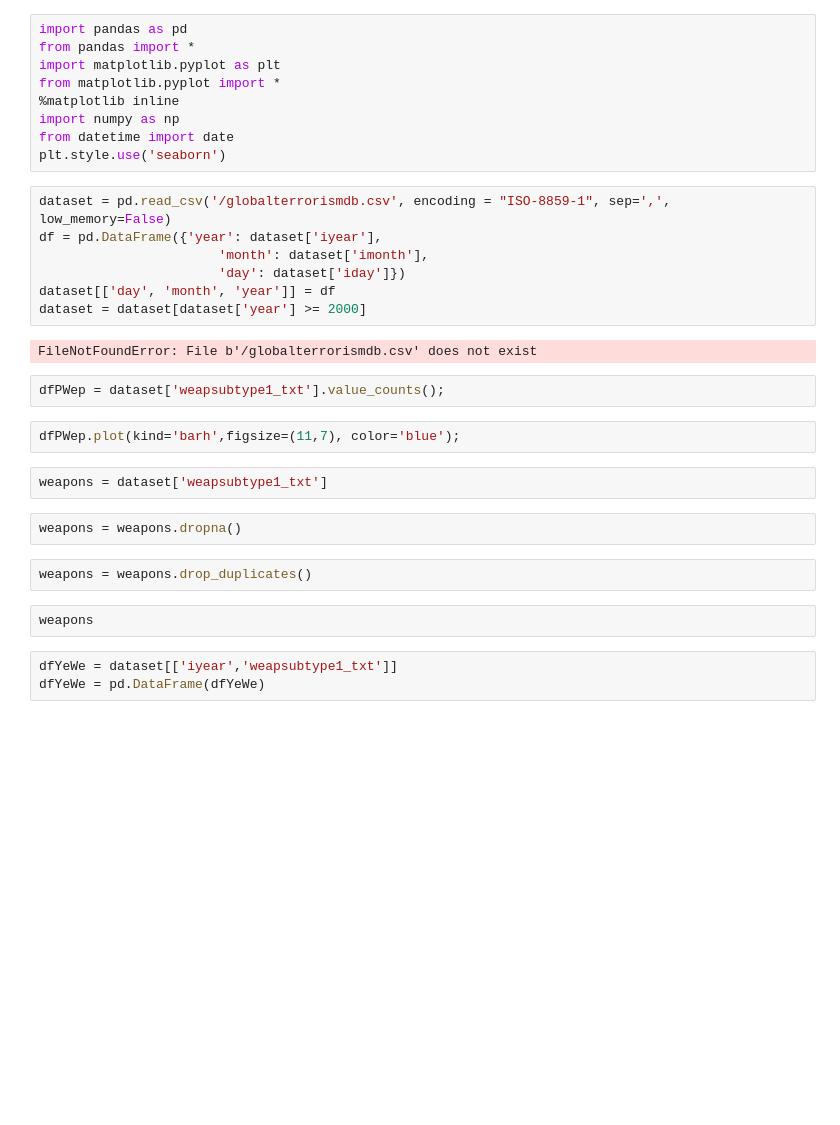
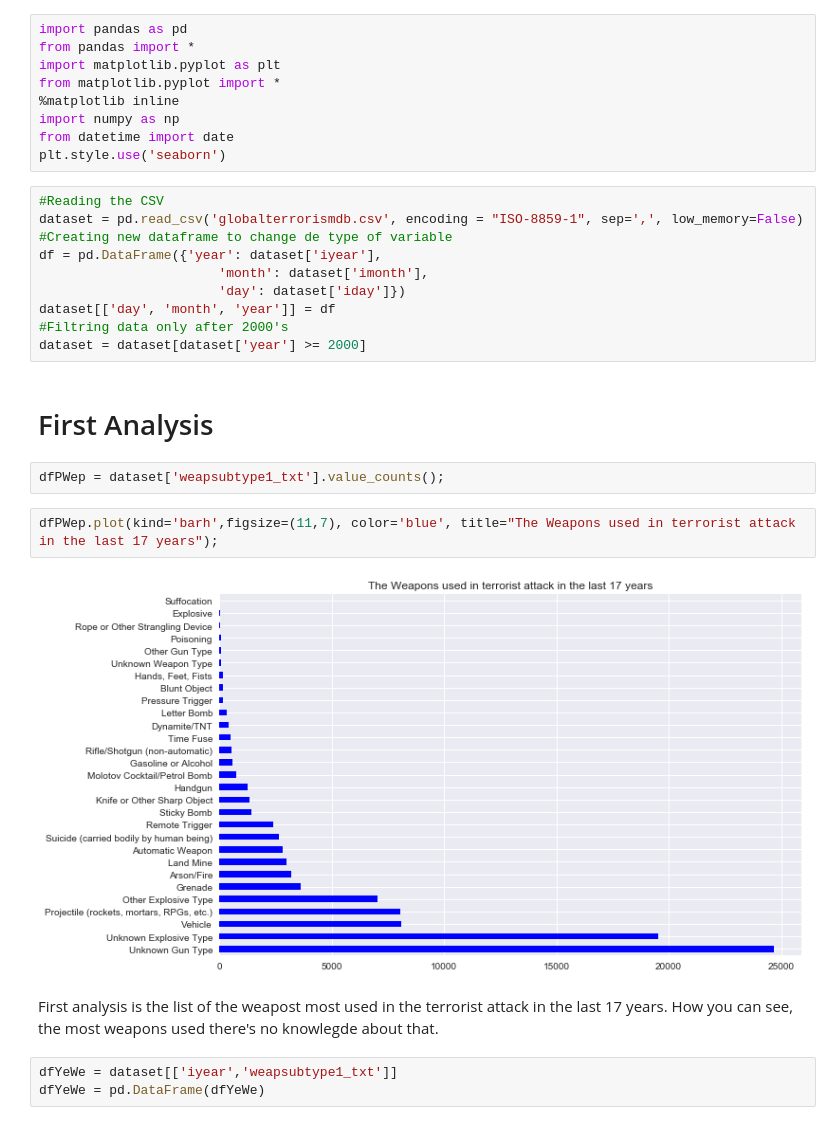
Before and after one commit to felipeferraz14/globalterrorism, a Jupyter notebook: globalterrorism.ipynb, the cells around one changed output. Saved outputs shown, nothing was run; the diff lists cells and outputs as text; blank space fills up the shorter version.

```diff
--- a/globalterrorism.ipynb
+++ b/globalterrorism.ipynb
@@ -8,26 +8,25 @@ import numpy as np
 from datetime import date
 plt.style.use('seaborn')
 # %%
-dataset = pd.read_csv('/globalterrorismdb.csv', encoding = "ISO-8859-1", sep=',', low_memory=False)
+#Reading the CSV
+dataset = pd.read_csv('globalterrorismdb.csv', encoding = "ISO-8859-1", sep=',', low_memory=False)
+#Creating new dataframe to change de type of variable
 df = pd.DataFrame({'year': dataset['iyear'],
                        'month': dataset['imonth'],
                        'day': dataset['iday']})
 dataset[['day', 'month', 'year']] = df
+#Filtring data only after 2000's
 dataset = dataset[dataset['year'] >= 2000]
-# %% [output]
-FileNotFoundError: File b'/globalterrorismdb.csv' does not exist
+# %% [markdown]
+# First Analysis
 # %%
 dfPWep = dataset['weapsubtype1_txt'].value_counts();
 # %%
-dfPWep.plot(kind='barh',figsize=(11,7), color='blue');
+dfPWep.plot(kind='barh',figsize=(11,7), color='blue', title="The Weapons used in terrorist attack in the last 17 years");
+# %% [output]
+[figure, added]
-# %%
-weapons = dataset['weapsubtype1_txt']
-# %%
-weapons = weapons.dropna()
-# %%
-weapons = weapons.drop_duplicates()
-# %%
-weapons
+# %% [markdown]
+First analysis is the list of the weapost most used in the terrorist attack in the last 17 years. How you can see, the most weapons used there's no knowlegde about that.
 # %%
 dfYeWe = dataset[['iyear','weapsubtype1_txt']]
 dfYeWe = pd.DataFrame(dfYeWe)
```
Also changed, not shown: parts of 9 cells of this notebook.
